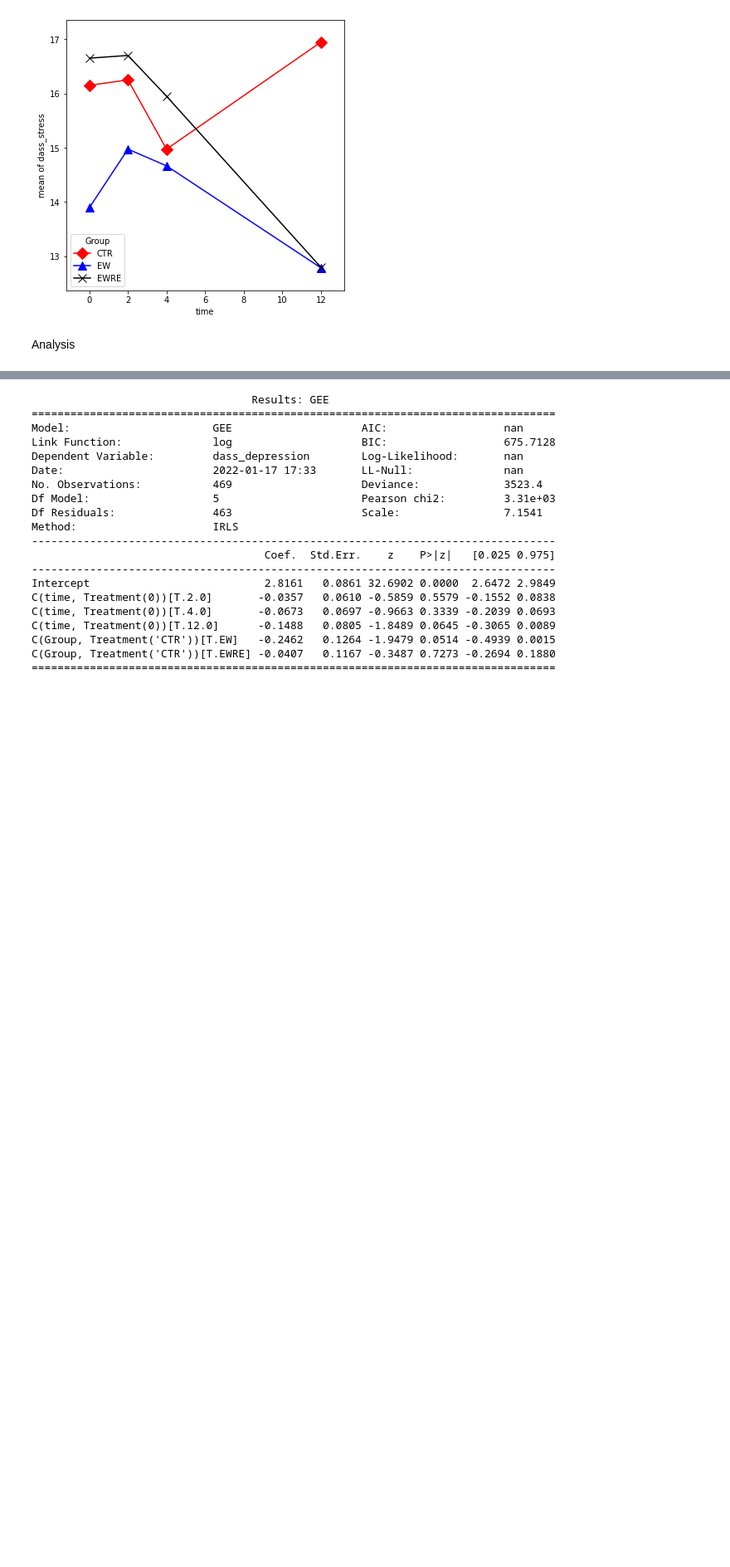
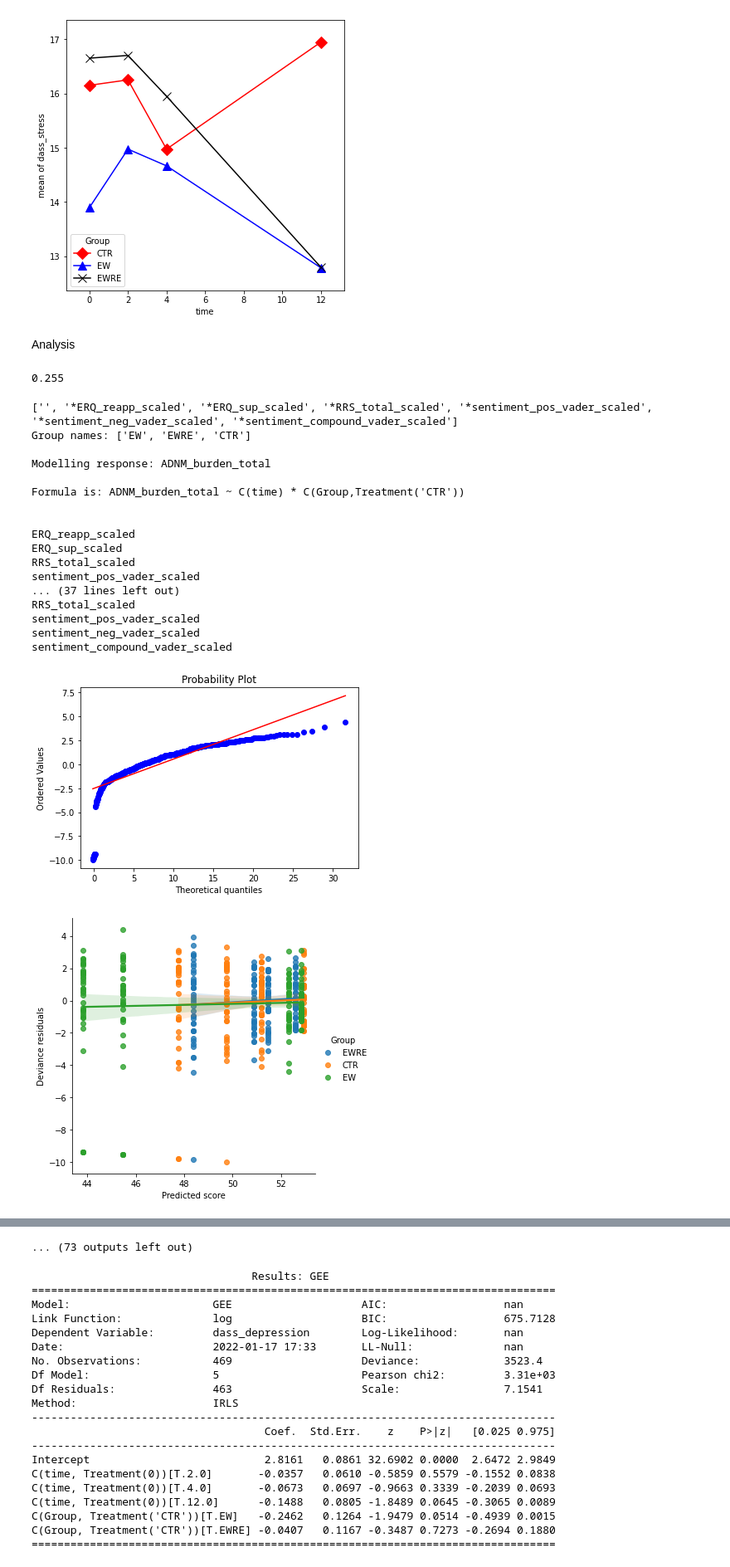
Before and after one commit to lucia-lux/EW_analysis, a Jupyter notebook: ew_anlaysis_1510.ipynb, the cells around one changed output, grey strips where cells are left out. Shown at 83% size. Saved outputs shown, nothing was run; the diff lists cells and outputs as text; code cells hidden in the pictures; blank space fills up the shorter version.

Commit message:
added polarity scores to main analysis

```diff
--- a/ew_anlaysis_1510.ipynb
+++ b/ew_anlaysis_1510.ipynb
@@ -223,6 +223,27 @@ def get_polarity(in_df, writing_col, polarity_type: str):
         in_df[new_col_name] = in_df[writing_col].apply(lambda x: sid.polarity_scores(x))
     else:
         in_df[new_col_name] = in_df[writing_col].apply(lambda x: sid.polarity_scores(x)[polarity_type])
+
+    return in_df
+
+def scale_features(in_df, col_names, scaler):
+    """
+    Scale features.
+
+    Parameters
+    ----------
+    in_df:  pd DataFrame
+        input datatframe to operate on
+    col_names: list[str]
+        list of features to scale
+
+    Returns
+    -------
+    in_df with scaled cols added.
+    """
+    for col in col_names:
+        in_df[col+'_scaled'] = scaler.fit_transform(in_df[col].values.reshape(-1,1))
+    return in_df
 # %%
 class Data_Explorer:
     """
@@ -582,19 +596,64 @@ writing_df = pd.read_csv(os.path.join(writing_dir,'writing_df.csv'))
+# %%
+writing_df = pd.read_csv(os.path.join(writing_dir,'writing_df.csv'))
+# get polarity scores
+pols = ['compound','pos','neg']
+for pol in pols:
+    writing_df = get_polarity(writing_df,'writing',pol)
+
+sent_types = ['sentiment_pos_vader','sentiment_neg_vader', 'sentiment_compound_vader']
+scaler = RobustScaler()
+writing_df = scale_features(writing_df, sent_types, scaler)
+
+# need to now add D4 polarity scores to all_dat_df
+# %%
+sent_types_scaled = ['_'.join([f,'scaled']) for f in sent_types]
+for sent in sent_types_scaled:
+    all_dat_df[sent] = np.nan
+    for id in all_dat_df.id.unique():
+        d4_scores = writing_df.loc[(writing_df.day==4)&(writing_df.id==id),sent]
+        all_dat_df.loc[all_dat_df.id==id,sent] = d4_scores.iloc[0]
+# %%
+writing_df.sentiment_neg_vader.max()
+# %% [output]
+0.255
 # %%
 group_names = [f for f in all_dat_df[group_col].unique()]
 outcomes = ['ADNM_burden_total','dass_anxiety','dass_depression','dass_stress']
 moderators = ['','*ERQ_reapp_scaled','*ERQ_sup_scaled','*RRS_total_scaled']
+moderators.extend(['*'+f for f in sent_types_scaled])
+print(moderators)
 
 for resp in outcomes:
     da = Data_Analyser(resp, group_col)
     print(f"Group names: {da.groups}\n")
     print(f"Modelling response: {da.response_name}\n")
     print(f"Formula is: {da.formula}\n")
     da.kruskal_dunns_func(all_dat_df,'time',group_col,0, resp)
     for mod in moderators:
         model = da.run_gee(all_dat_df,"id", sm.cov_struct.Autoregressive(),
                         sm.families.Tweedie(),moderators = mod)
         qic_df = da.get_qic_table(all_dat_df,'id',sm.families.Tweedie(), moderators = mod)
         with open(os.path.join(output_dir,''.join(["model_results_",da.response_name,mod[1:], ".txt"])), "w") as f:
             f.write(f"{da.response_name}:\n{model.summary()}\n")
             f.write(f"{da.response_name}:\n{da.qic}\n")
         da.model_checks(all_dat_df,group_col, [resp,'id','time',group_col])
+# %% [output]
+['', '*ERQ_reapp_scaled', '*ERQ_sup_scaled', '*RRS_total_scaled', '*sentiment_pos_vader_scaled', '*sentiment_neg_vader_scaled', '*sentiment_compound_vader_scaled']
+Group names: ['EW', 'EWRE', 'CTR']
+
+Modelling response: ADNM_burden_total
+
+Formula is: ADNM_burden_total ~ C(time) * C(Group,Treatment('CTR'))
+
+
+ERQ_reapp_scaled
+ERQ_sup_scaled
+RRS_total_scaled
+sentiment_pos_vader_scaled
+... (37 lines left out)
+RRS_total_scaled
+sentiment_pos_vader_scaled
+sentiment_neg_vader_scaled
+sentiment_compound_vader_scaled
+[figure, added]
+[figure, added]
@@ -601,3 +669,4 @@ for resp in outcomes:
+... (73 outputs left out)
 # %%
 mod_add = smf.gee("dass_depression ~ C(time,Treatment(0)) + C(Group, Treatment('CTR'))", "id", all_dat_df,
                 cov_struct=sm.cov_struct.Autoregressive(), family=sm.families.Tweedie()).fit()
```
Also changed, not shown: parts of 5 cells of this notebook, 29 other files.
